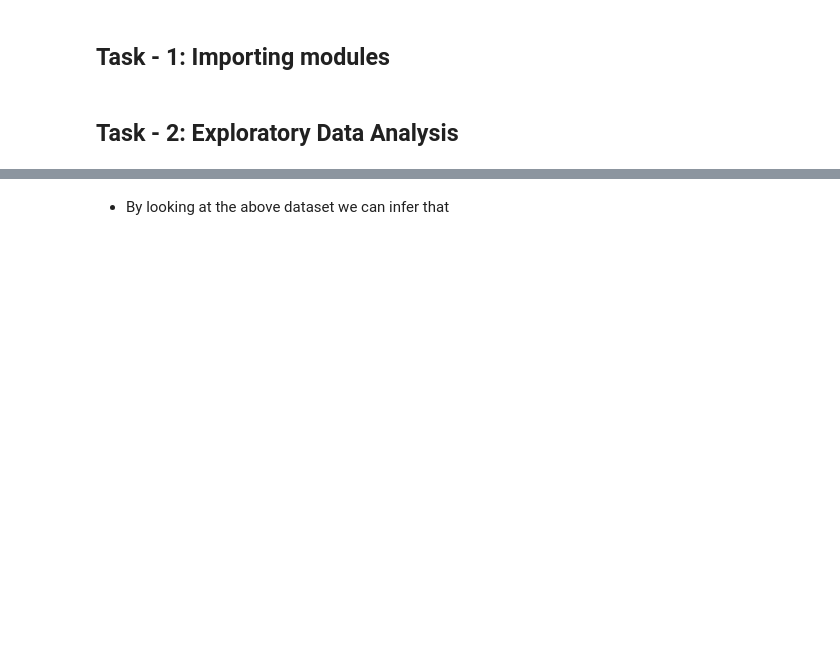
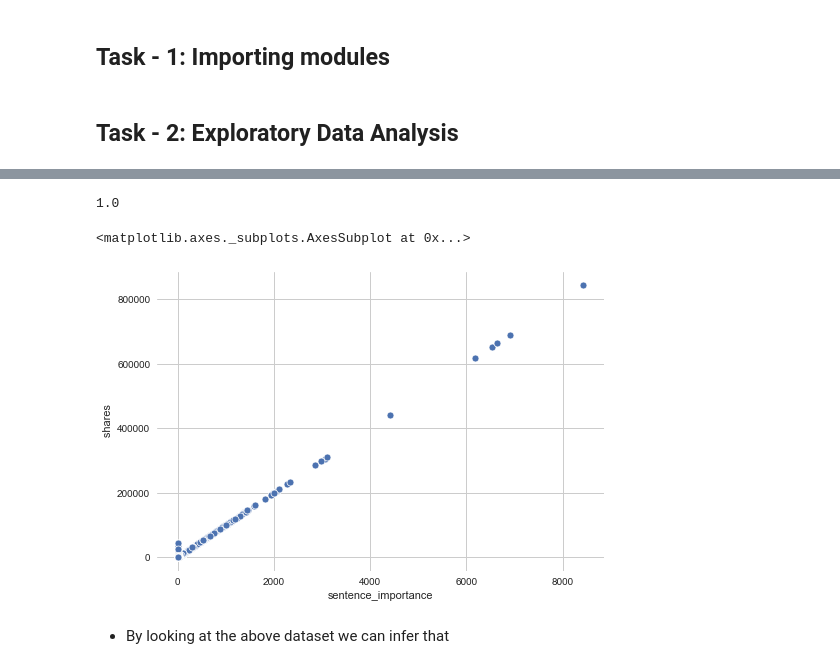
Before and after one commit to sam12321/Online-Article-Analysis, a Jupyter notebook: Edugrad Live Project.ipynb, the cells around one changed output, grey strips where cells are left out. Saved outputs shown, nothing was run; the diff lists cells and outputs as text; code cells hidden in the pictures; blank space fills up the shorter version.

```diff
--- a/Edugrad Live Project.ipynb
+++ b/Edugrad Live Project.ipynb
@@ -36,8 +36,16 @@ dat.head(55)
 | 53 | http://mashable.com/2013/01/07/pi... | 731 | 11 | 454 | 0.566079 | 45.6311 | 5 | ... |
 | 54 | http://mashable.com/2013/01/07/po... | 731 | 9 | 1115 | 0.424132 | 23.6311 | 21 | ... |
 # %%
-orr = dat[' num_videos']. corr(dat[' shares'])
+corr = dat[' ']. corr(dat[' shares'])
 corr
+# %% [output]
+1.0
+# %%
+
+sns.scatterplot(x='sentence_importance',y=' shares',data=dat)
+# %% [output]
+<matplotlib.axes._subplots.AxesSubplot at 0x...>
+[figure, added]
 # %% [markdown]
 - By looking at the above dataset we can infer that
 # %%
```
